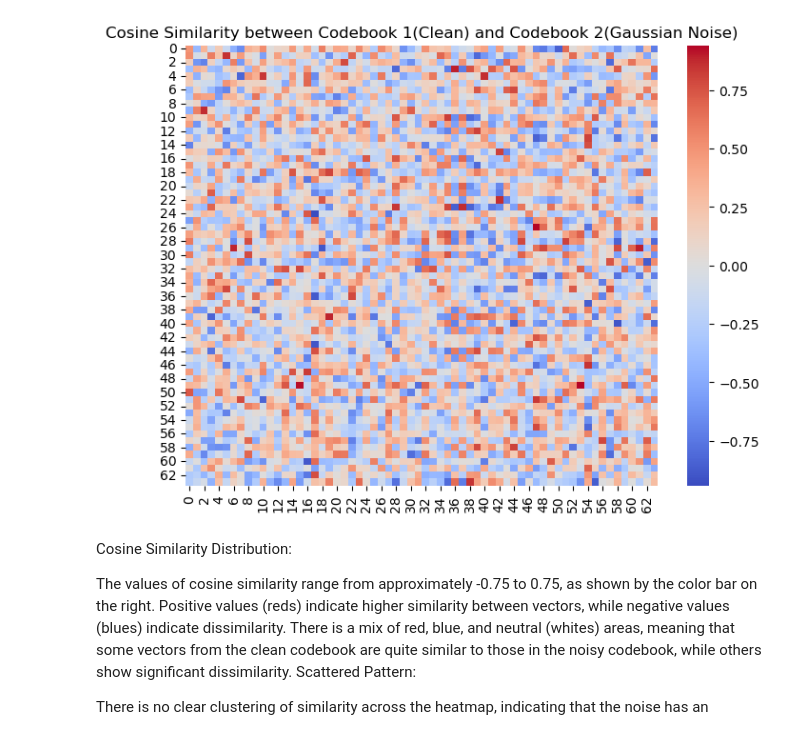
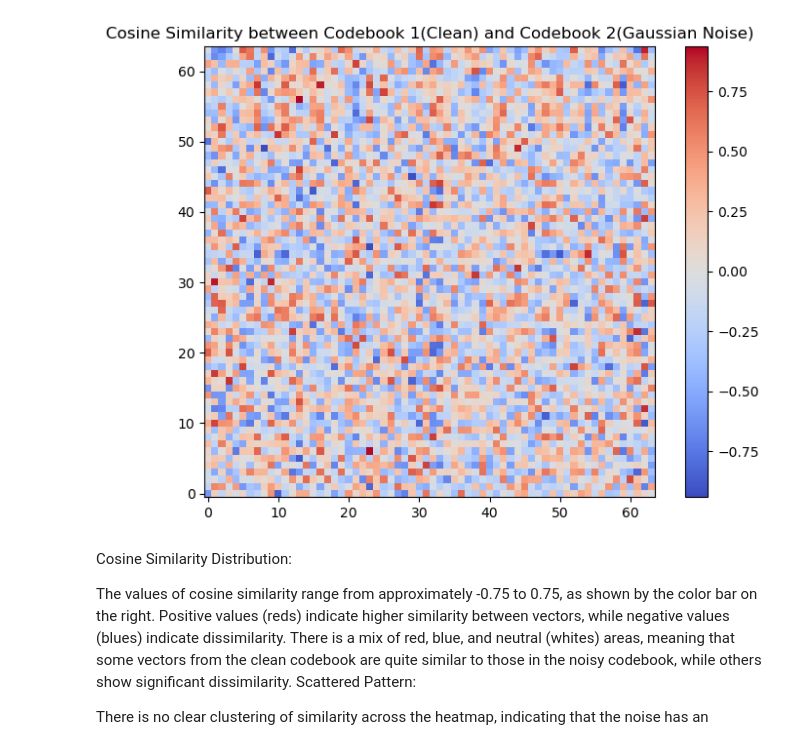
Before and after one commit to ravioli1369/vqvae, a Jupyter notebook: vqvae/cosine_similarity.ipynb, the cells around one changed output. Saved outputs shown, nothing was run; the diff lists cells and outputs as text; code cells hidden in the pictures.

```diff
--- a/vqvae/cosine_similarity.ipynb
+++ b/vqvae/cosine_similarity.ipynb
@@ -1,18 +1,22 @@
 # %%
 from sklearn.metrics.pairwise import cosine_similarity
 import seaborn as sns
 import numpy as np
 import matplotlib.pyplot as plt
-codebook_1 = np.load('../results/original/original.npy')
-codebook_2 = np.load('../results/gaussian/gaussian.npy')
+
+codebook_1 = np.load("../results/original/original.npy")
+codebook_2 = np.load("../results/poisson/poisson.npy")
+
 
 cosine_sim = cosine_similarity(codebook_1, codebook_2)
 plt.figure(figsize=(8, 6))
-sns.heatmap(cosine_sim, cmap="coolwarm", annot=False)
-plt.title('Cosine Similarity between Codebook 1(Clean) and Codebook 2(Gaussian Noise)')
+# sns.heatmap(cosine_sim, cmap="coolwarm", annot=False, origin='lower')
+plt.imshow(cosine_sim, cmap="coolwarm", origin="lower")
+plt.colorbar()
+plt.title("Cosine Similarity between Codebook 1(Clean) and Codebook 2(Gaussian Noise)")
 plt.show()
 # %% [output]
-[figure, old version]
+[figure, new version]
 # %% [markdown]
 Cosine Similarity Distribution:
 
```
Also changed, not shown: parts of 2 cells of this notebook, 1 other file.
